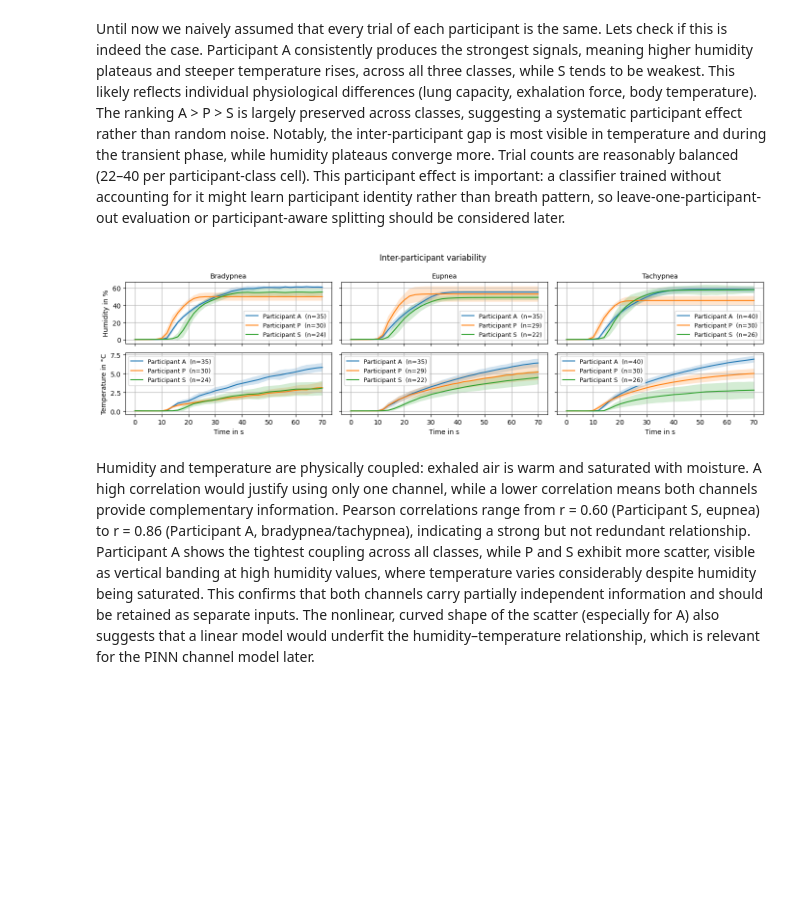
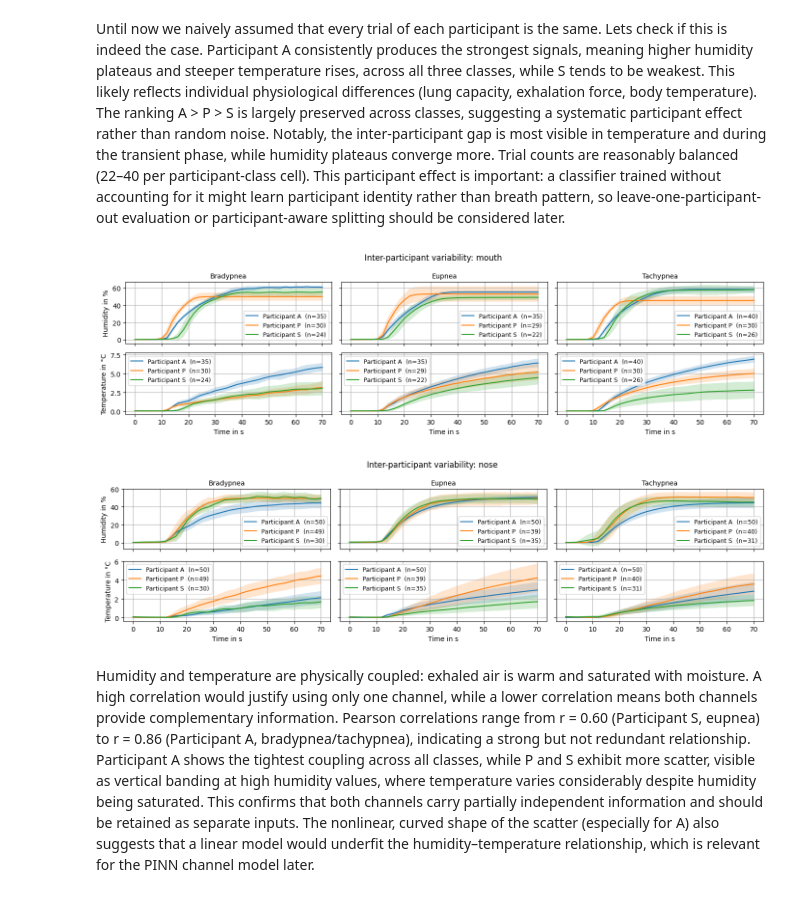
Before and after one commit to leon-rny/neural-network-breath-modeling, a Jupyter notebook: eda.ipynb, the cells around one changed output. Drawn from its saved outputs; the diff is of its cells as text; code cells hidden in the pictures; blank space fills up the shorter version.

```diff
--- a/eda.ipynb
+++ b/eda.ipynb
@@ -149,34 +149,35 @@ plt.show()
 # %% [markdown]
 Until now we naively assumed that every trial of each participant is the same. Lets check if this is indeed the case. Participant A consistently produces the strongest signals, meaning higher humidity plateaus and steeper temperature rises, across all three classes, while S tends to be weakest. This likely reflects individual physiological differences (lung capacity, exhalation force, body temperature). The ranking A > P > S is largely preserved across classes, suggesting a systematic participant effect rather than random noise. Notably, the inter-participant gap is most visible in temperature and during the transient phase, while humidity plateaus converge more. Trial counts are reasonably balanced (22–40 per participant-class cell). This participant effect is important: a classifier trained without accounting for it might learn participant identity rather than breath pattern, so leave-one-participant-out evaluation or participant-aware splitting should be considered later.
 # %%
-fig, axes = plt.subplots(2, 3, figsize=(14, 4), sharex=True, sharey='row')
-for row, measurement in enumerate(['humidity', 'temperature']):
-    for col, cls in enumerate(CLASSES):
-        ax = axes[row, col]
-        for participant in ['a', 'p', 's']:
-            # resample all trials to common time grid
-            trials = breath_pattern[(breath_pattern['class'] == cls) & (breath_pattern['region'] == 'mouth') & (breath_pattern['participant'] == participant)]
-            mat  = resample_trials(trials, t_common=t, measurement_type=measurement, baseline_correct=True)
+for region in ['mouth', 'nose']:
+    fig, axes = plt.subplots(2, 3, figsize=(14, 4), sharex=True, sharey='row')
+    for row, measurement in enumerate(['humidity', 'temperature']):
+        for col, cls in enumerate(CLASSES):
+            ax = axes[row, col]
+            for participant in ['a', 'p', 's']:
+                # resample all trials to common time grid
+                trials = breath_pattern[(breath_pattern['class'] == cls) & (breath_pattern['region'] == region) & (breath_pattern['participant'] == participant)]
+                mat  = resample_trials(trials, t_common=t, measurement_type=measurement, baseline_correct=True)
 
-            # stats
-            mean = np.nanmean(mat, axis=0)
-            std  = np.nanstd(mat,  axis=0)
+                # stats
+                mean = np.nanmean(mat, axis=0)
+                std  = np.nanstd(mat,  axis=0)
 
-            # plot
-            label = f'Participant {participant.upper()}  (n={len(trials)})'
-            ax.plot(t, mean, label=label)
-            ax.fill_between(t, mean-std, mean+std, alpha=0.2)
-        axes[0, col].set_title(f'{cls.capitalize()}')
-        axes[-1, col].set_xlabel('Time in s')
-        axes[row, 0].set_ylabel(f'{measurement.capitalize()} in {"%" if measurement == "humidity" else "°C"}')
-        ax.grid()
-        ax.legend(loc='lower right') if row == 0 else ax.legend(loc='upper left')
-
-plt.suptitle('Inter-participant variability')
-plt.tight_layout()
-plt.show()
+                # plot
+                label = f'Participant {participant.upper()}  (n={len(trials)})'
+                ax.plot(t, mean, label=label)
+                ax.fill_between(t, mean-std, mean+std, alpha=0.2)
+            axes[0, col].set_title(f'{cls.capitalize()}')
+            axes[-1, col].set_xlabel('Time in s')
+            axes[row, 0].set_ylabel(f'{measurement.capitalize()} in {"%" if measurement == "humidity" else "°C"}')
+            ax.grid()
+            ax.legend(loc='lower right') if row == 0 else ax.legend(loc='upper left')
+    plt.suptitle(f'Inter-participant variability: {region}')
+    plt.tight_layout()
+    plt.show()
 # %% [output]
-[figure, old version]
+[figure, new version]
+[figure, added]
 # %% [markdown]
 Humidity and temperature are physically coupled: exhaled air is warm and saturated with moisture. A high correlation would justify using only one channel, while a lower correlation means both channels provide complementary information. Pearson correlations range from r = 0.60 (Participant S, eupnea) to r = 0.86 (Participant A, bradypnea/tachypnea), indicating a strong but not redundant relationship. Participant A shows the tightest coupling across all classes, while P and S exhibit more scatter, visible as vertical banding at high humidity values, where temperature varies considerably despite humidity being saturated. This confirms that both channels carry partially independent information and should be retained as separate inputs. The nonlinear, curved shape of the scatter (especially for A) also suggests that a linear model would underfit the humidity–temperature relationship, which is relevant for the PINN channel model later.
 # %%
```
